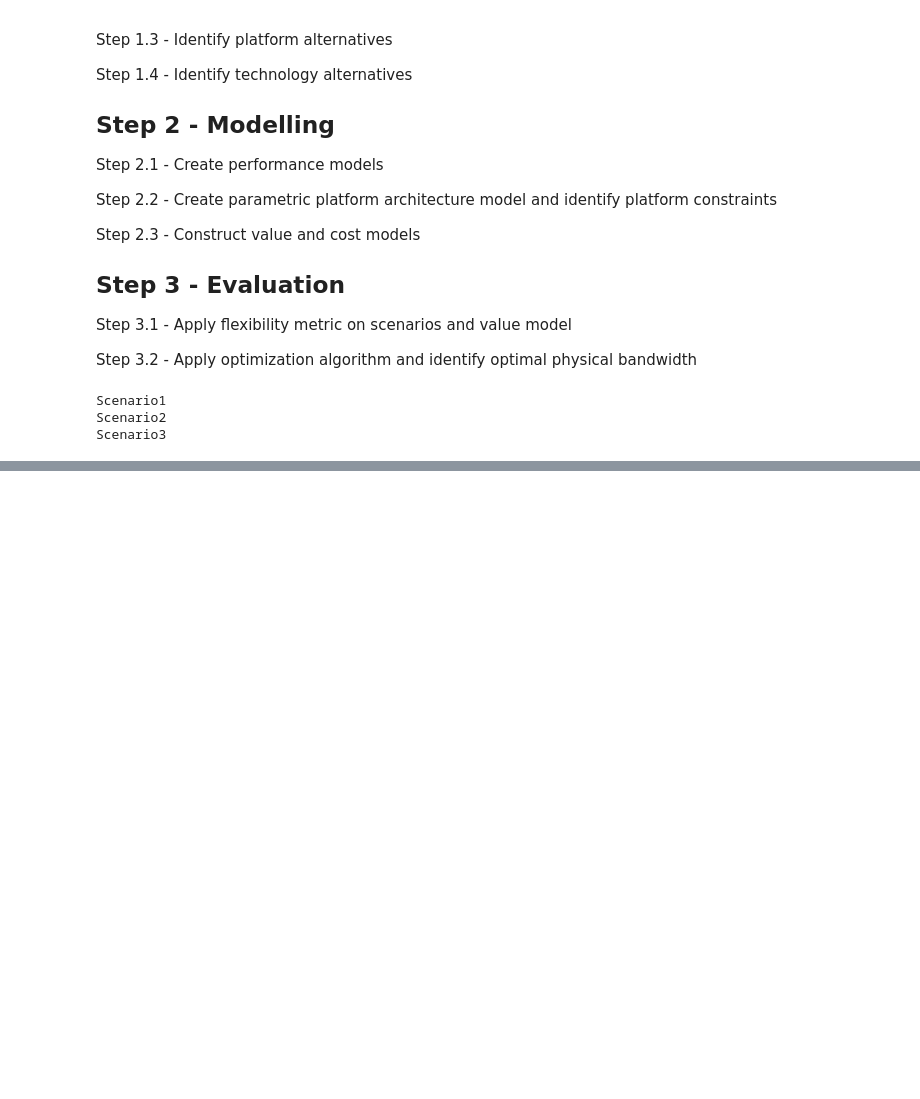
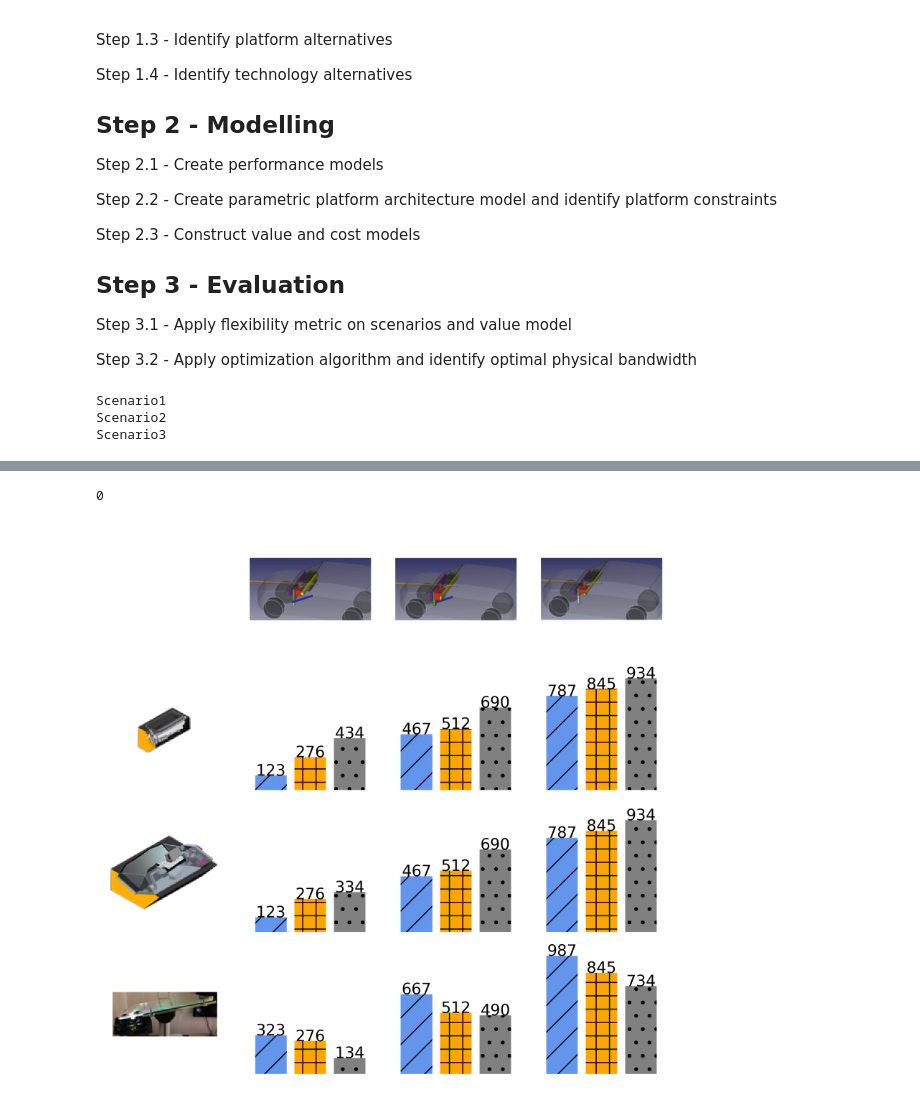
Before and after one commit to sed-group/VISP-Core, a Jupyter notebook: paperC.ipynb, the cells around one changed output, grey strips where cells are left out. Cells and saved outputs as stored; diff of their text form; code cells hidden in the pictures; blank space fills up the shorter version.

Commit message:
plots

```diff
--- a/paperC.ipynb
+++ b/paperC.ipynb
@@ -139,0 +173,63 @@ for i in trange(100000000):
+# %%
+sign(0)
+# %% [output]
+0
+# %%
+import matplotlib.pyplot as plt
+import numpy as np
+
+# read image files
+arr_image_t1 = plt.imread("t1.png", format='png')
+arr_image_t2 = plt.imread("t2.png", format='png')
+arr_image_t3 = plt.imread("t3.png", format='png')
+arr_image_p1 = plt.imread("p1.png", format='png')
+arr_image_p2 = plt.imread("p2.png", format='png')
+arr_image_p3 = plt.imread("p3.png", format='png')
+
+
+# Some example data to display
+x = ['S1', 'S2', 'S3']
+y = [[[123,276,434],[467,512,690],[787,845,934]],
+    [[123,276,334],[467,512,690],[787,845,934]],
+    [[323,276,134],[667,512,490],[987,845,734]]]
+colors = ['cornflowerblue', 'orange', 'grey']
+hatches = ['/', '+', '.']
+
+#fig, ((ax1, ax2, ax3), (ax4, ax5, ax6), (ax7, ax8, ax9)) = plt.subplots(3, 3, sharex=True, sharey=True, figsize=(9, 9), subplot_kw={'xticks': [], 'yticks': []})
+fig, ((ax00, axp1, axp2, axp3), (axt1, ax1, ax2, ax3), (axt2, ax4, ax5, ax6), (axt3, ax7, ax8, ax9)) = plt.subplots(4, 4, figsize=(9, 9), subplot_kw={'xticks': [], 'yticks': []}, dpi=300)
+
+all_axes = [ax1, ax2, ax3, ax4, ax5, ax6, ax7, ax8, ax9]
+
+ax00.axis('off')
+
+# Draw pictures
+axt1.imshow(arr_image_t1)
+axt1.axis('off')
+axt2.imshow(arr_image_t2)
+axt2.axis('off')
+axt3.imshow(arr_image_t3)
+axt3.axis('off')
+axp1.imshow(arr_image_p1)
+axp1.axis('off')
+axp2.imshow(arr_image_p2)
+axp2.axis('off')
+axp3.imshow(arr_image_p3)
+axp3.axis('off')
+
+ax1.bar(x, y[0][0], color=colors, hatch=hatches)
+ax2.bar(x, y[0][1], color=colors, hatch=hatches)
+ax3.bar(x, y[0][2], color=colors, hatch=hatches)
+ax4.bar(x, y[1][0], color=colors, hatch=hatches)
+ax5.bar(x, y[1][1], color=colors, hatch=hatches)
+ax6.bar(x, y[1][2], color=colors, hatch=hatches)
+ax7.bar(x, y[2][0], color=colors, hatch=hatches)
+ax8.bar(x, y[2][1], color=colors, hatch=hatches)
+ax9.bar(x, y[2][2], color=colors, hatch=hatches)
+
+for ax in all_axes:
+    ax.axis('off')
+    ax.set_ybound(lower=0, upper=np.max(y))
+    for p in ax.patches:
+        ax.annotate(str(p.get_height()), xy=(p.get_x() + p.get_width() / 2, p.get_height()), ha='center', va='baseline', fontsize=14, color='black')
+# %% [output]
+[figure, added]
```
Also changed, not shown: parts of 1 cell of this notebook, 6 other files.
